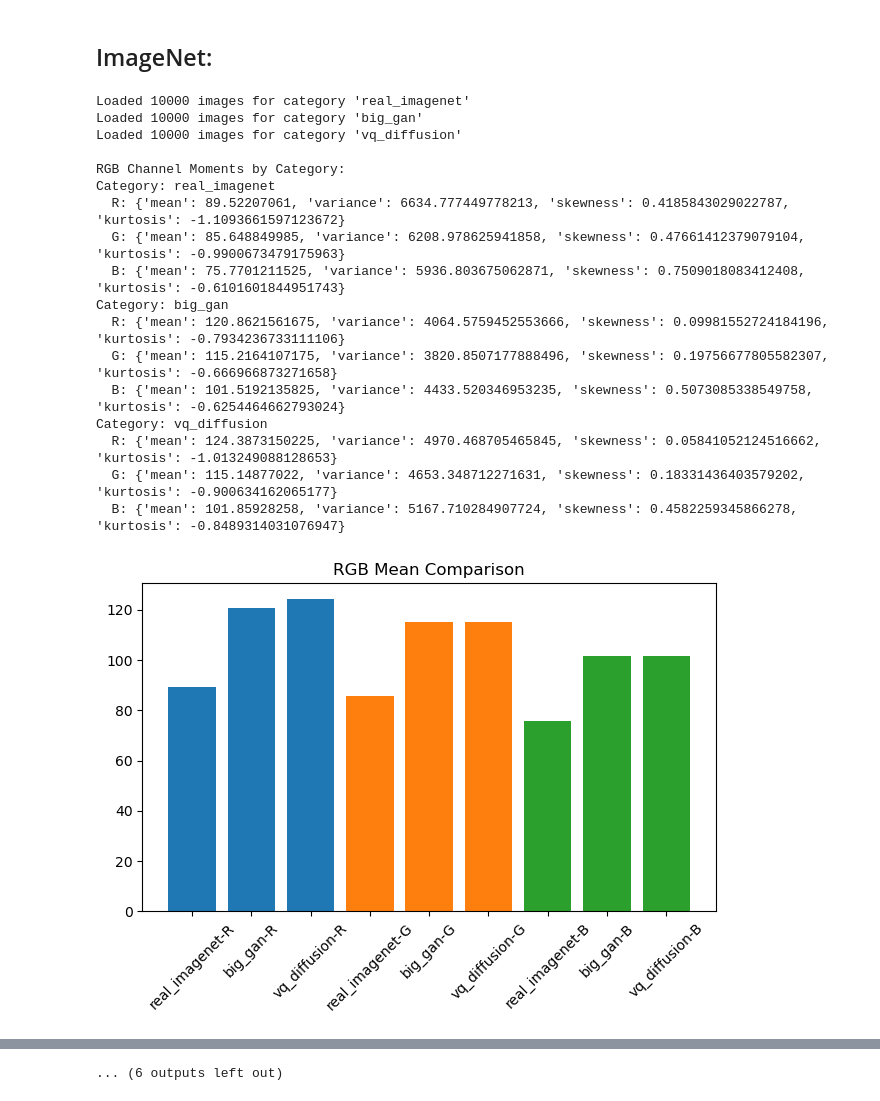
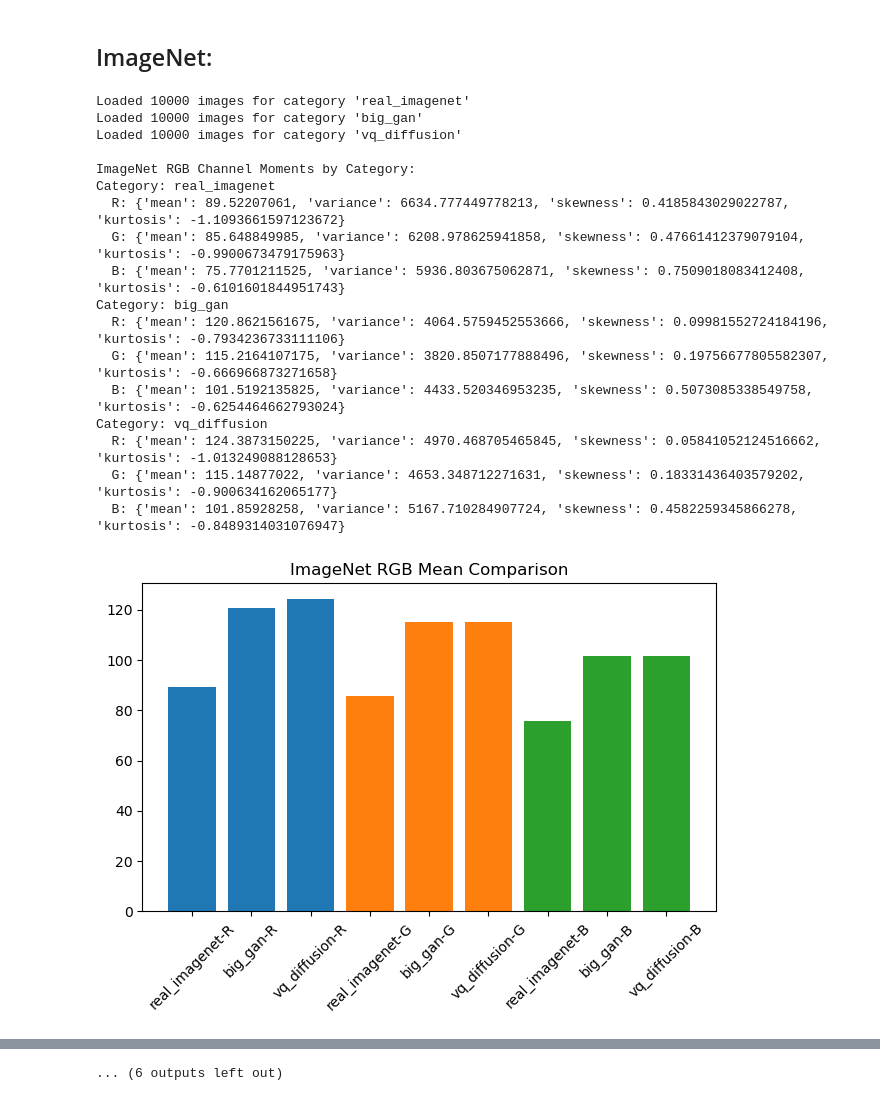
Before and after one commit to SamLB9/GAN-vs.-Diffusion-Images, a Jupyter notebook: notebooks/color_distribution_analysis.ipynb, the cells around one changed output, grey strips where cells are left out. Cells and saved outputs as stored; diff of their text form; code cells hidden in the pictures.

```diff
--- a/notebooks/color_distribution_analysis.ipynb
+++ b/notebooks/color_distribution_analysis.ipynb
@@ -118,7 +118,7 @@ def plot_comparison(moments_dict, title_prefix, channel_names):
             values = [moments_dict[cat][ch][stat] for cat in categories]
             plt.bar([f"{cat}-{ch}" for cat in categories], values)
         plt.xticks(rotation=45)
-        plt.title(f"{title_prefix} {stat.capitalize()} Comparison")
+        plt.title(f"Bedroom {title_prefix} {stat.capitalize()} Comparison")
         plt.tight_layout()
         plt.show()
 
@@ -129,14 +129,14 @@ def plot_histograms(per_cat_hists, bin_edges):
         plt.figure()
         for ch in ['R','G','B']:
             plt.plot(bin_edges[:-1], hist_sum[ch], label=ch)
-        plt.title(f"RGB Histogram - {cat}")
+        plt.title(f"Bedroom RGB Histogram - {cat}")
         plt.legend()
         plt.tight_layout()
         plt.show()
 
 
 def main():
-    base_dir = 'data/BEST/bedroom_comparison'
+    base_dir = '../data/BEST/bedroom'
     categories = ['real','gansformer','ddpm']
 
     # Load images per category
@@ -149,7 +149,7 @@ def main():
 
     # RGB moments
     rgb_moments = {cat: compute_rgb_moments(imgs) for cat, imgs in datasets.items()}
-    print("\nRGB Channel Moments by Category:")
+    print("\nBedroom RGB Channel Moments by Category:")
     for cat, mom in rgb_moments.items():
         print(f"Category: {cat}")
         for ch, stats in mom.items(): print(f"  {ch}: {stats}")
@@ -165,7 +165,7 @@ def main():
     # HSV and YCbCr moments & plots
     for space, ch_names in [('HSV', ['H','S','V']), ('YCbCr', ['Y','Cr','Cb'])]:
         alt_mom = {cat: convert_and_compute_moments(imgs, space) for cat, imgs in datasets.items()}
-        print(f"\n{space} Channel Moments by Category:")
+        print(f"\nBedroom {space} Channel Moments by Category:")
         for cat, mom in alt_mom.items():
             print(f"Category: {cat}")
             for ch, stats in mom.items(): print(f"  {ch}: {stats}")
@@ -256,7 +256,7 @@ def hsv_h_moments(images):
     }
 
 def main():
-    base_dir = 'data/BEST/bedroom_comparison'
+    base_dir = '../data/BEST/bedroom'
     categories = ['real', 'gansformer', 'ddpm']
 
     # define a distinct color for each bar
@@ -275,13 +275,13 @@ def main():
 
     # Hue Variance
     axes[0].bar(categories, hue_var, color=colors, edgecolor='black')
-    axes[0].set_title('Hue Variance Comparison')
+    axes[0].set_title('Bedroom Hue Variance Comparison')
     axes[0].set_ylabel('Variance')
     axes[0].set_xlabel('Category')
 
     # Hue Kurtosis
     axes[1].bar(categories, hue_kurt, color=colors, edgecolor='black')
-    axes[1].set_title('Hue Kurtosis Comparison')
+    axes[1].set_title('Bedroom Hue Kurtosis Comparison')
     axes[1].set_ylabel('Kurtosis')
     axes[1].set_xlabel('Category')
 
@@ -412,7 +412,7 @@ def plot_comparison(moments_dict, title_prefix, channel_names):
             values = [moments_dict[cat][ch][stat] for cat in categories]
             plt.bar([f"{cat}-{ch}" for cat in categories], values)
         plt.xticks(rotation=45)
-        plt.title(f"{title_prefix} {stat.capitalize()} Comparison")
+        plt.title(f"Face {title_prefix} {stat.capitalize()} Comparison")
         plt.tight_layout()
         plt.show()
 
@@ -423,14 +423,14 @@ def plot_histograms(per_cat_hists, bin_edges):
         plt.figure()
         for ch in ['R','G','B']:
             plt.plot(bin_edges[:-1], hist_sum[ch], label=ch)
-        plt.title(f"RGB Histogram - {cat}")
+        plt.title(f"Face RGB Histogram - {cat}")
         plt.legend()
         plt.tight_layout()
         plt.show()
 
 
 def main():
-    base_dir = 'data/BEST/face/'
+    base_dir = '../data/BEST/face/'
     categories = ['real', 'stylegan2', 'palette']
 
     # Load images per category
@@ -443,7 +443,7 @@ def main():
 
     # RGB moments
     rgb_moments = {cat: compute_rgb_moments(imgs) for cat, imgs in datasets.items()}
-    print("\nRGB Channel Moments by Category:")
+    print("\n Face RGB Channel Moments by Category:")
     for cat, mom in rgb_moments.items():
         print(f"Category: {cat}")
         for ch, stats in mom.items(): print(f"  {ch}: {stats}")
@@ -459,7 +459,7 @@ def main():
     # HSV and YCbCr moments & plots
     for space, ch_names in [('HSV', ['H','S','V']), ('YCbCr', ['Y','Cr','Cb'])]:
         alt_mom = {cat: convert_and_compute_moments(imgs, space) for cat, imgs in datasets.items()}
-        print(f"\n{space} Channel Moments by Category:")
+        print(f"\nFace {space} Channel Moments by Category:")
         for cat, mom in alt_mom.items():
             print(f"Category: {cat}")
             for ch, stats in mom.items(): print(f"  {ch}: {stats}")
@@ -556,7 +556,7 @@ def ycbcr_stats(images):
     }
 
 def main():
-    base_dir = 'data/BEST/face'  # adjust as needed
+    base_dir = '../data/BEST/face'  # adjust as needed
     categories = ['real', 'stylegan2', 'palette']
     colors = ['#1f77b4', '#ff7f0e', '#2ca02c']
 
@@ -584,13 +584,13 @@ def main():
 
     # Cr mean
     axes[0].bar(valid_cats, cr_means, color=colors[:len(valid_cats)], edgecolor='black')
-    axes[0].set_title('Cr Channel Mean')
+    axes[0].set_title('Face Cr Channel Mean')
     axes[0].set_xlabel('Category')
     axes[0].set_ylabel('Mean of Cr')
 
     # Cb variance
     axes[1].bar(valid_cats, cb_vars, color=colors[:len(valid_cats)], edgecolor='black')
-    axes[1].set_title('Cb Channel Variance')
+    axes[1].set_title('Face Cb Channel Variance')
     axes[1].set_xlabel('Category')
     axes[1].set_ylabel('Variance of Cb')
 
@@ -722,7 +722,7 @@ def plot_comparison(moments_dict, title_prefix, channel_names):
             values = [moments_dict[cat][ch][stat] for cat in categories]
             plt.bar([f"{cat}-{ch}" for cat in categories], values)
         plt.xticks(rotation=45)
-        plt.title(f"{title_prefix} {stat.capitalize()} Comparison")
+        plt.title(f"ImageNet {title_prefix} {stat.capitalize()} Comparison")
         plt.tight_layout()
         plt.show()
 
@@ -733,14 +733,14 @@ def plot_histograms(per_cat_hists, bin_edges):
         plt.figure()
         for ch in ['R','G','B']:
             plt.plot(bin_edges[:-1], hist_sum[ch], label=ch)
-        plt.title(f"RGB Histogram - {cat}")
+        plt.title(f"ImageNet RGB Histogram - {cat}")
         plt.legend()
         plt.tight_layout()
         plt.show()
 
 
 def main():
-    base_dir = 'data/BEST/everything/'
+    base_dir = '../data/BEST/imagenet/'
     categories = ['real_imagenet', 'big_gan', 'vq_diffusion']
 
     # Load images per category
@@ -753,7 +753,7 @@ def main():
 
     # RGB moments
     rgb_moments = {cat: compute_rgb_moments(imgs) for cat, imgs in datasets.items()}
-    print("\nRGB Channel Moments by Category:")
+    print("\nImageNet RGB Channel Moments by Category:")
     for cat, mom in rgb_moments.items():
         print(f"Category: {cat}")
         for ch, stats in mom.items(): print(f"  {ch}: {stats}")
@@ -766,33 +766,33 @@ def main():
         per_cat_hists[cat] = h
     plot_histograms(per_cat_hists, edges)
 
     # HSV and YCbCr moments & plots
     for space, ch_names in [('HSV', ['H','S','V']), ('YCbCr', ['Y','Cr','Cb'])]:
         alt_mom = {cat: convert_and_compute_moments(imgs, space) for cat, imgs in datasets.items()}
-        print(f"\n{space} Channel Moments by Category:")
+        print(f"\n ImageNet {space} Channel Moments by Category:")
         for cat, mom in alt_mom.items():
             print(f"Category: {cat}")
             for ch, stats in mom.items(): print(f"  {ch}: {stats}")
         plot_comparison(alt_mom, space, ch_names)
 
 if __name__ == '__main__':
     main()
 # %% [output]
 Loaded 10000 images for category 'real_imagenet'
 Loaded 10000 images for category 'big_gan'
 Loaded 10000 images for category 'vq_diffusion'
 
-RGB Channel Moments by Category:
+ImageNet RGB Channel Moments by Category:
 Category: real_imagenet
   R: {'mean': 89.52207061, 'variance': 6634.777449778213, 'skewness': 0.4185843029022787, 'kurtosis': -1.1093661597123672}
   G: {'mean': 85.648849985, 'variance': 6208.978625941858, 'skewness': 0.47661412379079104, 'kurtosis': -0.9900673479175963}
   B: {'mean': 75.7701211525, 'variance': 5936.803675062871, 'skewness': 0.7509018083412408, 'kurtosis': -0.6101601844951743}
 Category: big_gan
   R: {'mean': 120.8621561675, 'variance': 4064.5759452553666, 'skewness': 0.09981552724184196, 'kurtosis': -0.7934236733111106}
   G: {'mean': 115.2164107175, 'variance': 3820.8507177888496, 'skewness': 0.19756677805582307, 'kurtosis': -0.666966873271658}
   B: {'mean': 101.5192135825, 'variance': 4433.520346953235, 'skewness': 0.5073085338549758, 'kurtosis': -0.6254464662793024}
 Category: vq_diffusion
   R: {'mean': 124.3873150225, 'variance': 4970.468705465845, 'skewness': 0.05841052124516662, 'kurtosis': -1.013249088128653}
   G: {'mean': 115.14877022, 'variance': 4653.348712271631, 'skewness': 0.18331436403579202, 'kurtosis': -0.900634162065177}
   B: {'mean': 101.85928258, 'variance': 5167.710284907724, 'skewness': 0.4582259345866278, 'kurtosis': -0.8489314031076947}
-[figure, old version]
+[figure, new version]
```
Also changed, not shown: parts of 8 cells of this notebook, 5 other files.
